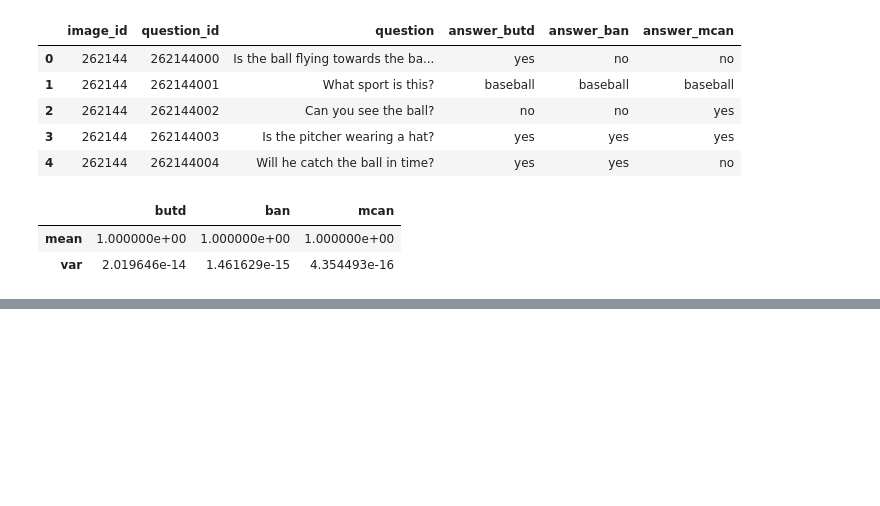
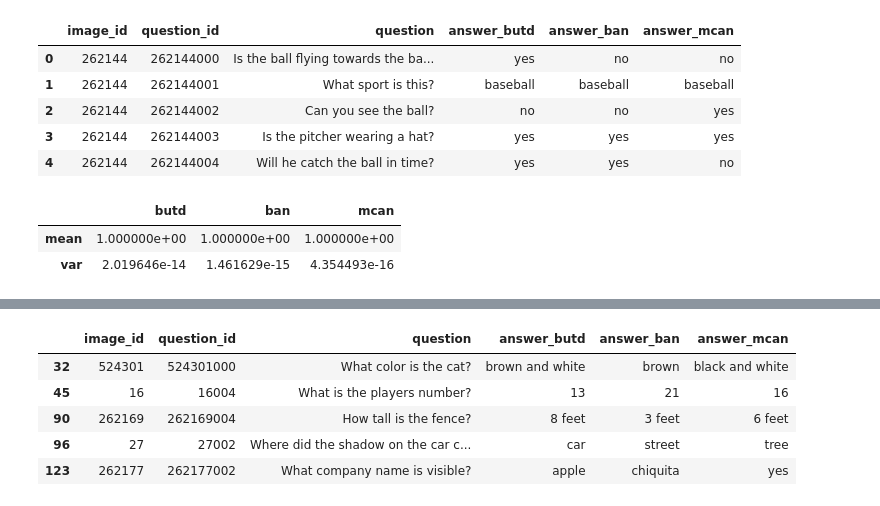
Before and after one commit to zhaoyi3264/openvqa, a Jupyter notebook: visualization.ipynb, the cells around one changed output, grey strips where cells are left out. Cells and saved outputs as stored; diff of their text form; code cells hidden in the pictures; blank space fills up the shorter version.

```diff
--- a/visualization.ipynb
+++ b/visualization.ipynb
@@ -186,0 +214,9 @@ visualize_bbox(df.loc[idx])
+# %%
+df[all_diff_mask].head()
+# %% [output]
+|  | image_id | question_id | question | answer_butd | answer_ban | answer_mcan |
+| 32 | 524301 | 524301000 | What color is the cat? | brown and white | brown | black and white |
+| 45 | 16 | 16004 | What is the players number? | 13 | 21 | 16 |
+| 90 | 262169 | 262169004 | How tall is the fence? | 8 feet | 3 feet | 6 feet |
+| 96 | 27 | 27002 | Where did the shadow on the car c... | car | street | tree |
+| 123 | 262177 | 262177002 | What company name is visible? | apple | chiquita | yes |
```
Also changed, not shown: parts of 14 cells of this notebook.
